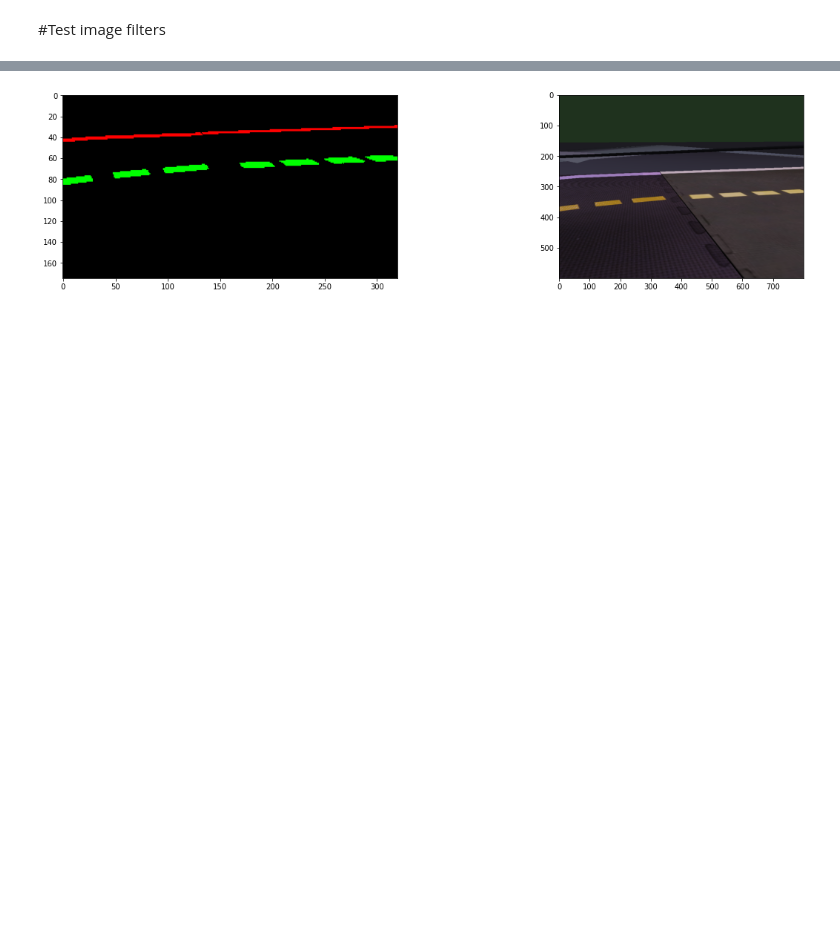
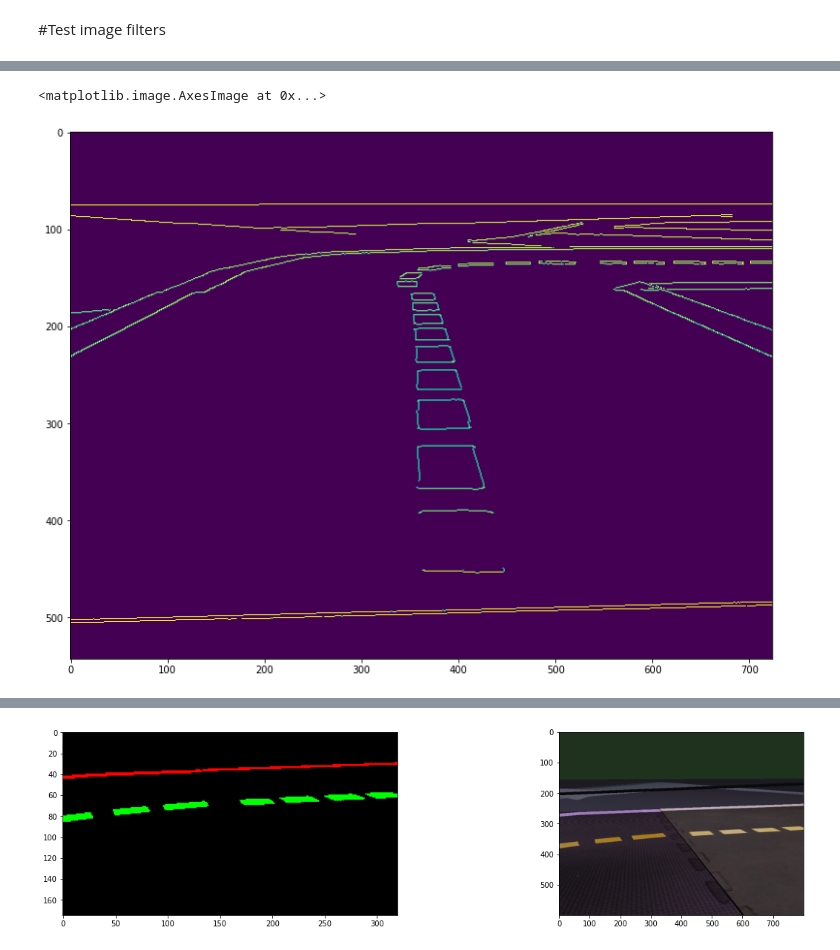
Before and after one commit to poliduckie/ReinforcementLearning, a Jupyter notebook: line_detection.ipynb, the cells around one changed output, grey strips where cells are left out. Saved outputs shown, nothing was run; the diff lists cells and outputs as text; code cells hidden in the pictures; blank space fills up the shorter version.

```diff
--- a/line_detection.ipynb
+++ b/line_detection.ipynb
@@ -138,0 +198,6 @@ class ObsWrapper(gym.ObservationWrapper):
+# %%
+edges = cv2.Canny(gray, 100, 200)
+plt.imshow(edges)
+# %% [output]
+<matplotlib.image.AxesImage at 0x...>
+[figure, added]
```
Also changed, not shown: parts of 9 cells of this notebook.
